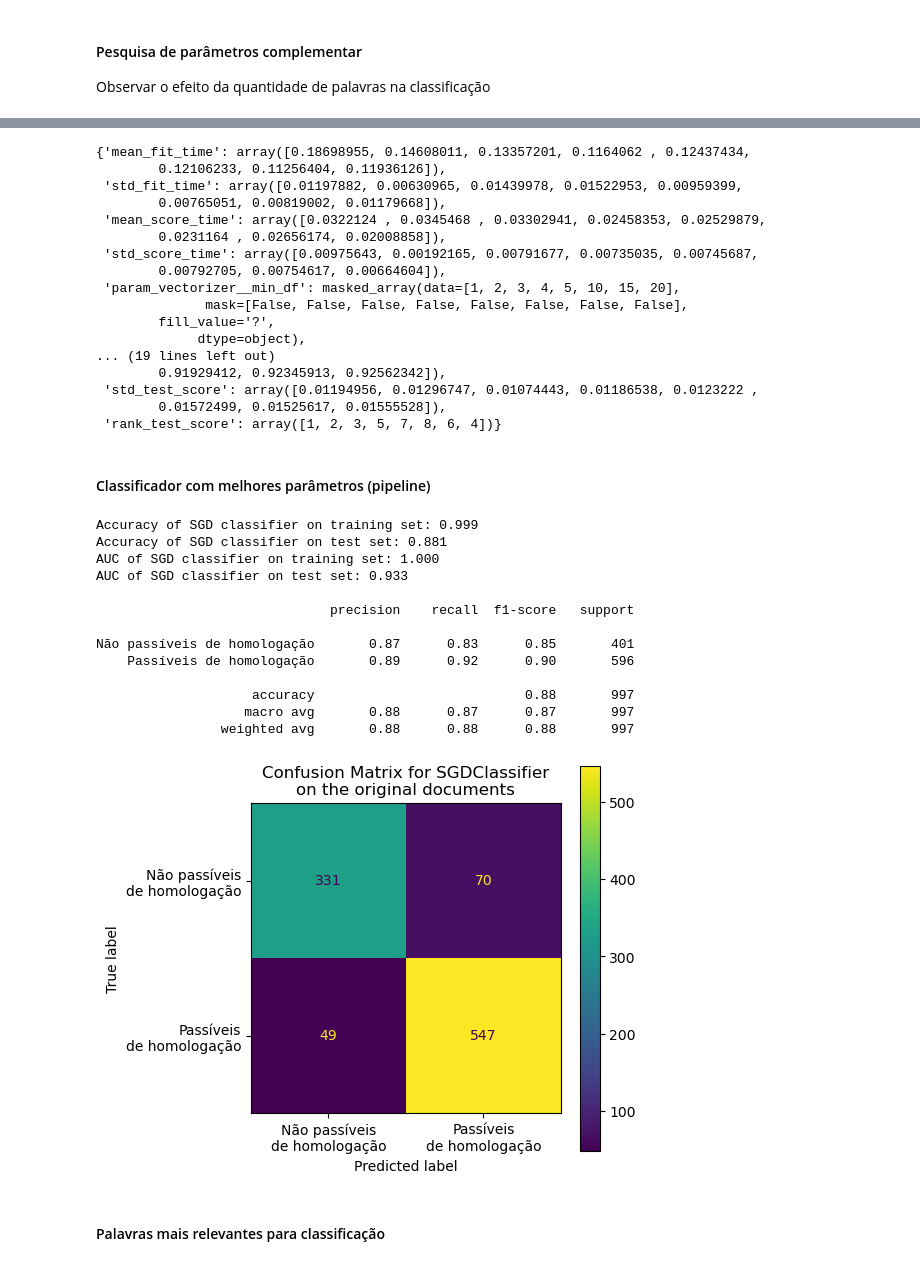
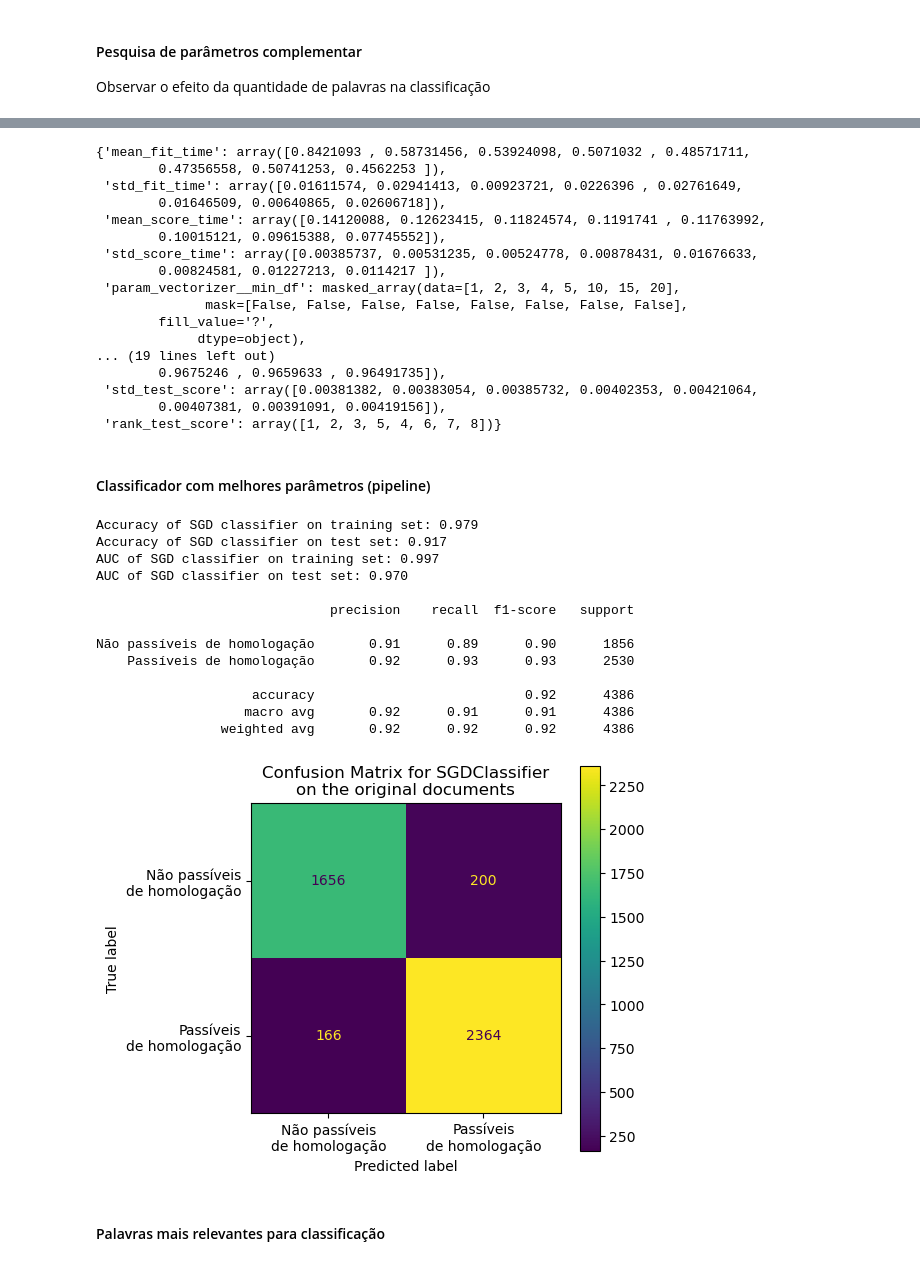
Before and after one commit to InovaFiscaliza/dados-pacp, a Jupyter notebook: notebooks/14_items_classification.ipynb, the cells around one changed output, grey strips where cells are left out. Drawn from its saved outputs; the diff is of its cells as text; code cells hidden in the pictures.

```diff
--- a/notebooks/14_items_classification.ipynb
+++ b/notebooks/14_items_classification.ipynb
@@ -17,8 +17,7 @@ from wordcloud import WordCloud
 # %% [markdown]
 ## Constantes e funções auxiliares
 # %%
-FILE_ITEMS = '../datasets/label_issues/20240423/results/items.parquet'
-FILE_SAMPLES_RESULTS = '../datasets/label_issues/20240423/results/samples_results.parquet'
+FILE_LABELS_RESULTS = '../datasets/samples_labeling/issues_fiscaliza/20240423/results/labels.parquet'
 # %%
 def clean_text(doc, return_tokens=False):
 
@@ -44,11 +43,11 @@ def clean_text(doc, return_tokens=False):
 # %% [markdown]
 # Carga e prepação dos dados
 # %%
-df_items = pd.read_parquet(FILE_ITEMS)
-df_items['doc'] = df_items['nome'].map(clean_text)
-df_items['tokens'] = df_items['nome'].apply(lambda doc: clean_text(doc, return_tokens=True))
+df_items = pd.read_parquet(FILE_LABELS_RESULTS)
+df_items['doc'] = df_items['titulo'].map(clean_text)
+df_items['tokens'] = df_items['titulo'].apply(lambda doc: clean_text(doc, return_tokens=True))
 
-columns_to_keep = ['id', 'nome', 'doc', 'tokens',
+columns_to_keep = ['id', 'titulo', 'doc', 'tokens',
                    'titulo_bem_elaborado', 'titulo_identifica_produto',
                    'passivel_homologacao', 'transmissor_rf', 'tipo_produto']
 
@@ -383,23 +367,23 @@ Wall time: 1.32 s
 # %%
 search.cv_results_
 # %% [output]
-{'mean_fit_time': array([0.18698955, 0.14608011, 0.13357201, 0.1164062 , 0.12437434,
-        0.12106233, 0.11256404, 0.11936126]),
- 'std_fit_time': array([0.01197882, 0.00630965, 0.01439978, 0.01522953, 0.00959399,
-        0.00765051, 0.00819002, 0.01179668]),
- 'mean_score_time': array([0.0322124 , 0.0345468 , 0.03302941, 0.02458353, 0.02529879,
-        0.0231164 , 0.02656174, 0.02008858]),
- 'std_score_time': array([0.00975643, 0.00192165, 0.00791677, 0.00735035, 0.00745687,
-        0.00792705, 0.00754617, 0.00664604]),
+{'mean_fit_time': array([0.8421093 , 0.58731456, 0.53924098, 0.5071032 , 0.48571711,
+        0.47356558, 0.50741253, 0.4562253 ]),
+ 'std_fit_time': array([0.01611574, 0.02941413, 0.00923721, 0.0226396 , 0.02761649,
+        0.01646509, 0.00640865, 0.02606718]),
+ 'mean_score_time': array([0.14120088, 0.12623415, 0.11824574, 0.1191741 , 0.11763992,
+        0.10015121, 0.09615388, 0.07745552]),
+ 'std_score_time': array([0.00385737, 0.00531235, 0.00524778, 0.00878431, 0.01676633,
+        0.00824581, 0.01227213, 0.0114217 ]),
  'param_vectorizer__min_df': masked_array(data=[1, 2, 3, 4, 5, 10, 15, 20],
               mask=[False, False, False, False, False, False, False, False],
         fill_value='?',
              dtype=object),
 ... (19 lines left out)
-        0.91929412, 0.92345913, 0.92562342]),
- 'std_test_score': array([0.01194956, 0.01296747, 0.01074443, 0.01186538, 0.0123222 ,
-        0.01572499, 0.01525617, 0.01555528]),
- 'rank_test_score': array([1, 2, 3, 5, 7, 8, 6, 4])}
+        0.9675246 , 0.9659633 , 0.96491735]),
+ 'std_test_score': array([0.00381382, 0.00383054, 0.00385732, 0.00402353, 0.00421064,
+        0.00407381, 0.00391091, 0.00419156]),
+ 'rank_test_score': array([1, 2, 3, 5, 4, 6, 7, 8])}
 # %% [markdown]
 #### Classificador com melhores parâmetros (pipeline)
 # %%
@@ -416,47 +400,47 @@ clf = SGDClassifier(alpha=1e-5, loss='log_loss', penalty='l2')
 # juntar tudo em pipeline
 pipe = Pipeline(steps = [('vectorizer',vectorizer),('transformer',transformer),('clf',clf)])
 
-docs = df_items[df_items['passivel_homologacao']<=1]['nome']
+docs = df_items[df_items['passivel_homologacao']<=1]['titulo']
 labels = df_items[df_items['passivel_homologacao']<=1]['passivel_homologacao']
 
 X_train, X_test, y_train, y_test = train_test_split(docs, labels, test_size=0.25, random_state=123)
 
 pipe.fit(X_train,y_train)
 
 predicted = pipe.predict(X_test)
 
 print('Accuracy of SGD classifier on training set: {:.3f}'
      .format(pipe.score(X_train, y_train)))
 print('Accuracy of SGD classifier on test set: {:.3f}'
      .format(pipe.score(X_test, y_test)))
 print('AUC of SGD classifier on training set: {:.3f}'
      .format(roc_auc_score(y_train,pipe.predict_proba(X_train)[:,1])))
 print('AUC of SGD classifier on test set: {:.3f}'
      .format(roc_auc_score(y_test,pipe.predict_proba(X_test)[:,1])))
 
 print()
 print(classification_report(y_test, predicted, target_names=target_names))
 
 fig, ax = plt.subplots(figsize=(5, 5))
 ConfusionMatrixDisplay.from_predictions(y_test, predicted, ax=ax)
 ax.xaxis.set_ticklabels(target_names_confusion)
 ax.yaxis.set_ticklabels(target_names_confusion)
 _ = ax.set_title(f"Confusion Matrix for {pipe['clf'].__class__.__name__}\non the original documents")
 # %% [output]
-Accuracy of SGD classifier on training set: 0.999
-Accuracy of SGD classifier on test set: 0.881
-AUC of SGD classifier on training set: 1.000
-AUC of SGD classifier on test set: 0.933
+Accuracy of SGD classifier on training set: 0.979
+Accuracy of SGD classifier on test set: 0.917
+AUC of SGD classifier on training set: 0.997
+AUC of SGD classifier on test set: 0.970
 
                               precision    recall  f1-score   support
 
-Não passíveis de homologação       0.87      0.83      0.85       401
-    Passíveis de homologação       0.89      0.92      0.90       596
+Não passíveis de homologação       0.91      0.89      0.90      1856
+    Passíveis de homologação       0.92      0.93      0.93      2530
 
-                    accuracy                           0.88       997
-                   macro avg       0.88      0.87      0.87       997
-                weighted avg       0.88      0.88      0.88       997
+                    accuracy                           0.92      4386
+                   macro avg       0.92      0.91      0.91      4386
+                weighted avg       0.92      0.92      0.92      4386
-[figure, old version]
+[figure, new version]
 # %% [markdown]
 #### Palavras mais relevantes para classificação
 # %%
```
Also changed, not shown: parts of 15 cells of this notebook, 8 other files.
